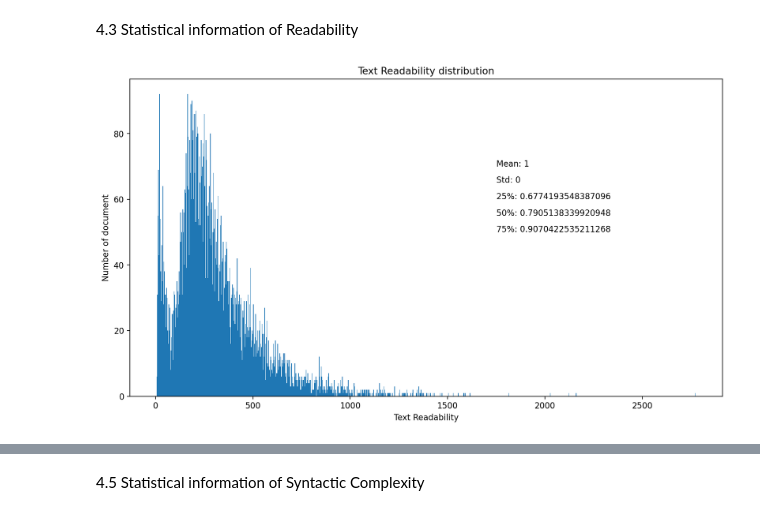
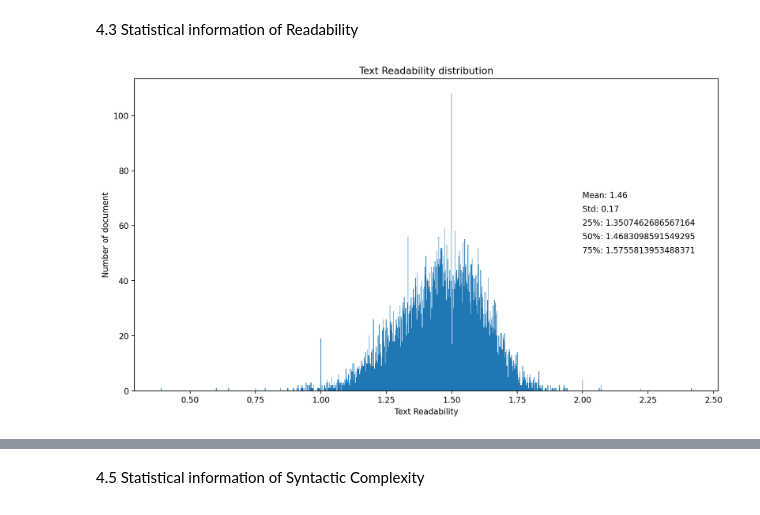
Before and after one commit to DreamyWanderer/Final_Lab, a Jupyter notebook: Source/Visualize/EDA.ipynb, the cells around one changed output, grey strips where cells are left out. Cells and saved outputs as stored; diff of their text form; code cells hidden in the pictures.

Commit message:
fix (EDA): fix text analysis(plot)

```diff
--- a/Source/Visualize/EDA.ipynb
+++ b/Source/Visualize/EDA.ipynb
@@ -150,18 +150,18 @@ plt.show()
 # %%
 doc_readabitily = [cal_readability(d) for d in df.content]
 plt.figure(figsize=(13,7), dpi=160)
 plt.locator_params(axis='x', nbins = 10)
-plt.text(1750, 70, f'Mean: {round(statistics.mean(doc_readabitily))}')
-plt.text(1750, 65, f'Std: {round(statistics.stdev(doc_readabitily))}')
-plt.text(1750, 60, f'25%: {statistics.quantiles(doc_readabitily)[0]}')
-plt.text(1750, 55, f'50%: {statistics.quantiles(doc_readabitily)[1]}')
-plt.text(1750, 50, f'75%: {statistics.quantiles(doc_readabitily)[2]}')
-plt.hist(doc_lens, bins = 1000);
+plt.text(2, 70, f'Mean: {round(statistics.mean(doc_readabitily), 2)}')
+plt.text(2, 65, f'Std: {round(statistics.stdev(doc_readabitily), 2)}')
+plt.text(2, 60, f'25%: {statistics.quantiles(doc_readabitily)[0]}')
+plt.text(2, 55, f'50%: {statistics.quantiles(doc_readabitily)[1]}')
+plt.text(2, 50, f'75%: {statistics.quantiles(doc_readabitily)[2]}')
+plt.hist(doc_readabitily, bins = 1000);
 plt.title("Text Readability distribution");
 plt.xlabel("Text Readability");
 plt.ylabel("Number of document");
 # %% [output]
-[figure, old version]
+[figure, new version]
 # %%
 # Calculate readability
 unauth_doc_readability = [cal_readability(d) for d in unauth_df.content]
```
Also changed, not shown: parts of 6 cells of this notebook.
